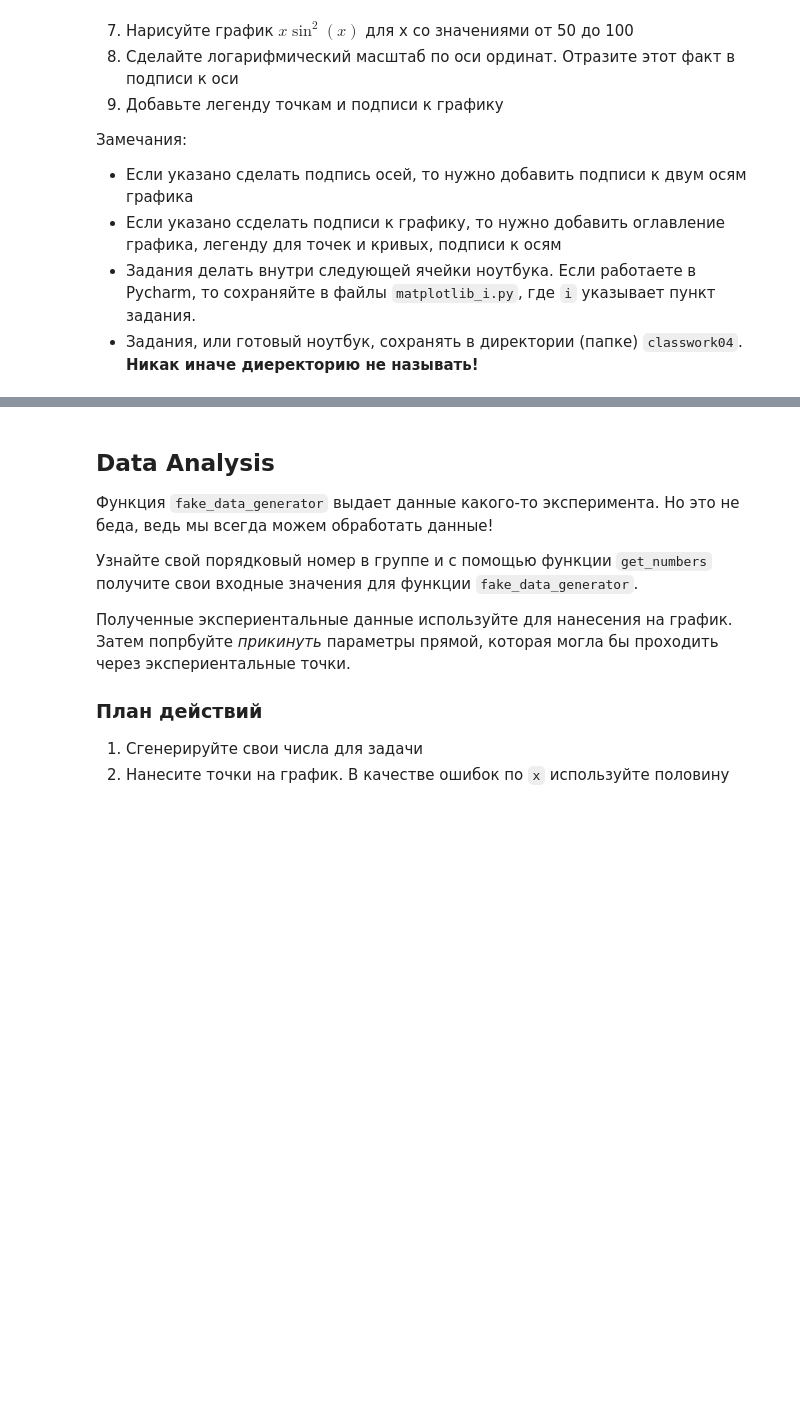
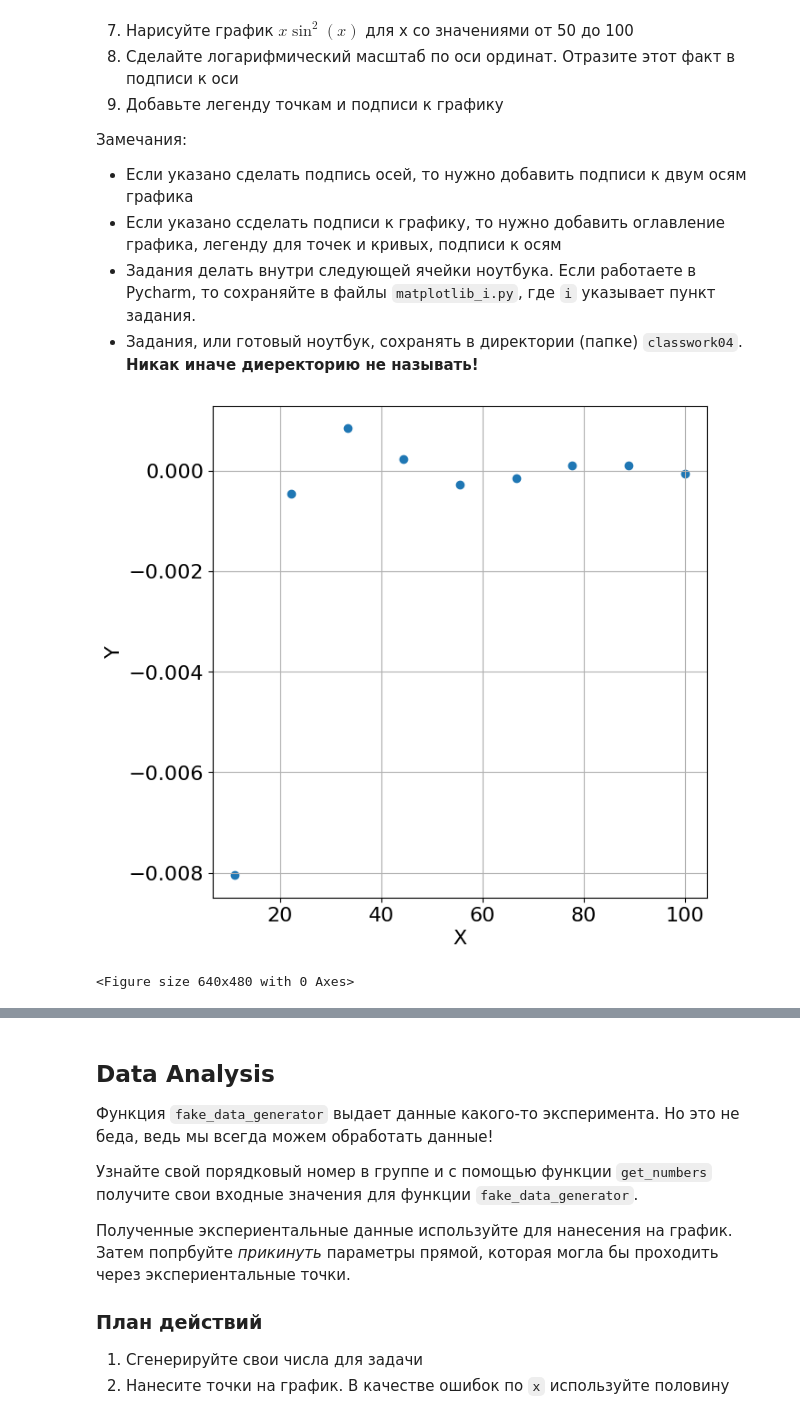
Before and after one commit to physicistmaksim/python_2022, a Jupyter notebook: Classwork04/lpr2022_lab4.ipynb, the cells around one changed output, grey strips where cells are left out. Cells and saved outputs as stored; diff of their text form; code cells hidden in the pictures; blank space fills up the shorter version.

```diff
--- a/Classwork04/lpr2022_lab4.ipynb
+++ b/Classwork04/lpr2022_lab4.ipynb
@@ -419,3 +361,19 @@ plt.xscale??
 - Если указано ссделать подписи к графику, то нужно добавить оглавление графика, легенду для точек и кривых, подписи к осям
 - Задания делать внутри следующей ячейки ноутбука. Если работаете в Pycharm, то сохраняйте в файлы `matplotlib_i.py`, где `i` указывает пункт задания.
 - Задания, или готовый ноутбук, сохранять в директории (папке) `classwork04`. **Никак иначе диеректорию не называть!**
+# %%
+import numpy as np
+import matplotlib.pyplot as plt
+import matplotlib as mpl
+plt.figure(figsize=(7,7))
+plt.ylabel("Y")
+plt.xlabel("X")
+x = np.linspace(0, 100, 10)
+y = np.sin(x)*(1/(x**2))
+plt.scatter(x,y)
+plt.grid(b=True, which='major', axis='both', alpha=1)
+plt.show()
+plt.savefig('example.png')
+# %% [output]
+[figure, added]
+<Figure size 640x480 with 0 Axes>
```
Also changed, not shown: parts of 18 cells of this notebook, 1 other file.
